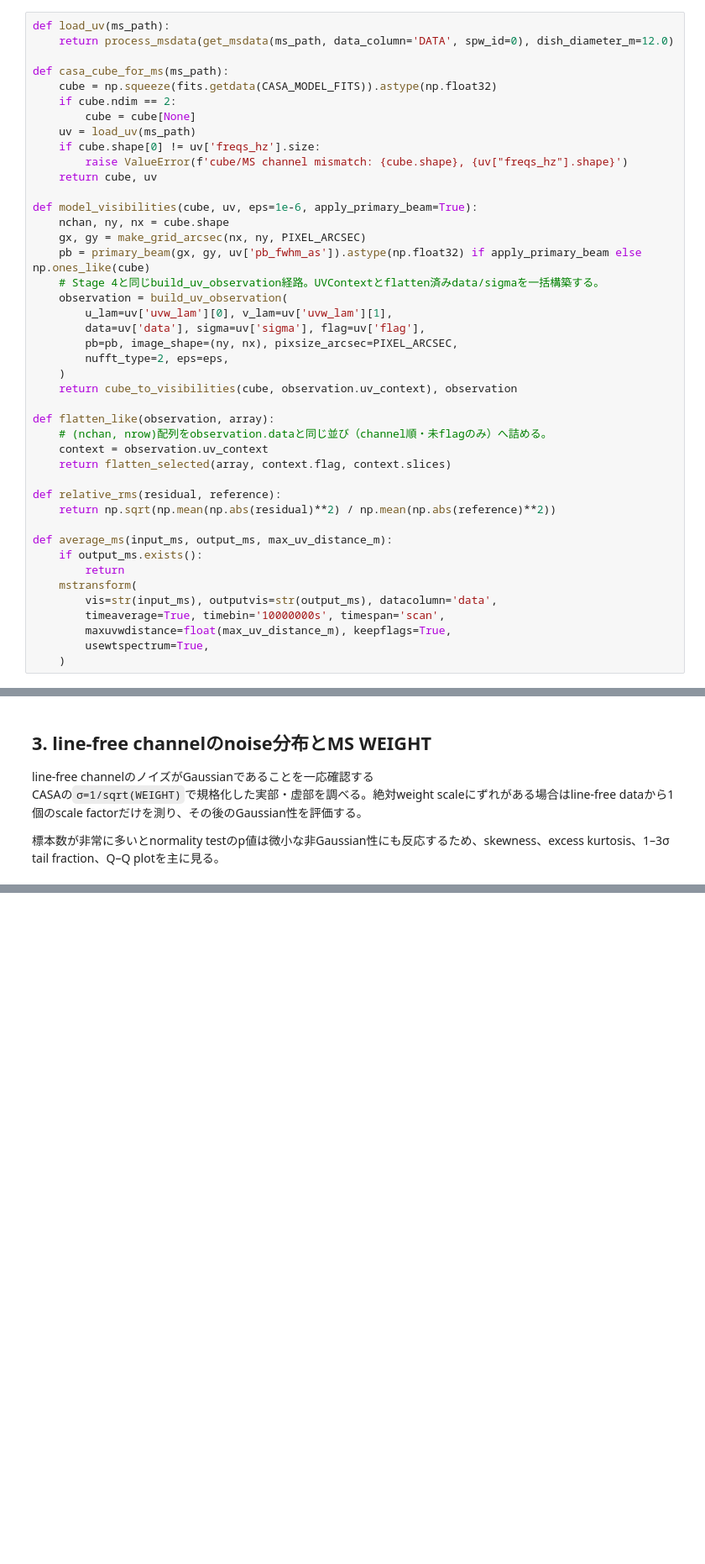
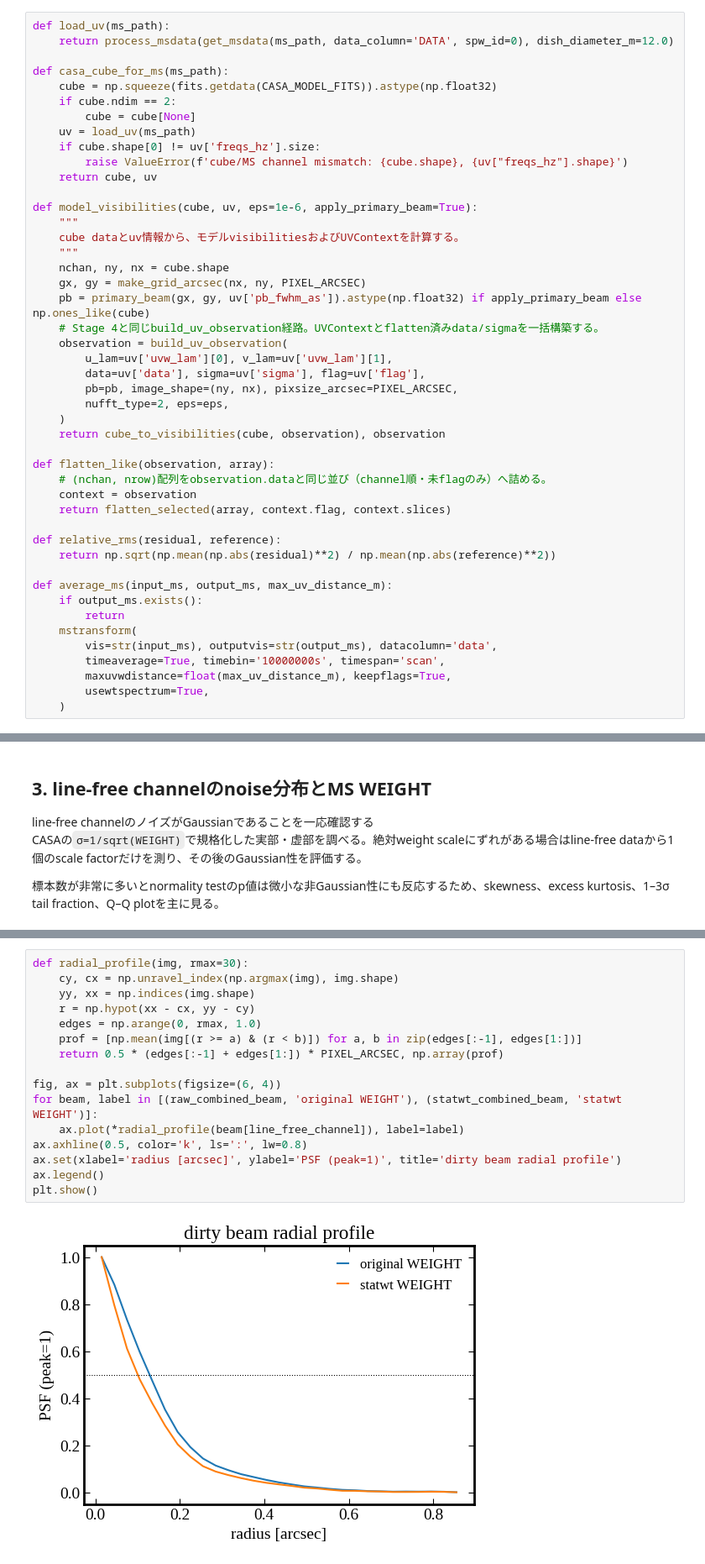
Before and after one commit to tjtakys/glint, a Jupyter notebook: examples/test_imaging/test_visibility_processing.ipynb, the cells around one changed output, grey strips where cells are left out. Shown at 84% size. Saved outputs shown, nothing was run; the diff lists cells and outputs as text; blank space fills up the shorter version.

Commit message:
statwtが正しく動作することを確認

```diff
--- a/examples/test_imaging/test_visibility_processing.ipynb
+++ b/examples/test_imaging/test_visibility_processing.ipynb
@@ -165,6 +163,9 @@ def casa_cube_for_ms(ms_path):
     return cube, uv
 
 def model_visibilities(cube, uv, eps=1e-6, apply_primary_beam=True):
+    """
+    cube dataとuv情報から、モデルvisibilitiesおよびUVContextを計算する。
+    """
     nchan, ny, nx = cube.shape
     gx, gy = make_grid_arcsec(nx, ny, PIXEL_ARCSEC)
     pb = primary_beam(gx, gy, uv['pb_fwhm_as']).astype(np.float32) if apply_primary_beam else np.ones_like(cube)
@@ -175,11 +176,11 @@ def model_visibilities(cube, uv, eps=1e-6, apply_primary_beam=True):
         pb=pb, image_shape=(ny, nx), pixsize_arcsec=PIXEL_ARCSEC,
         nufft_type=2, eps=eps,
     )
-    return cube_to_visibilities(cube, observation.uv_context), observation
+    return cube_to_visibilities(cube, observation), observation
 
 def flatten_like(observation, array):
     # (nchan, nrow)配列をobservation.dataと同じ並び（channel順・未flagのみ）へ詰める。
-    context = observation.uv_context
+    context = observation
     return flatten_selected(array, context.flag, context.slices)
 
 def relative_rms(residual, reference):
@@ -457,0 +879,18 @@ Gaussian expectations: |z|>1,2,3 = 0.31731, 0.04550, 0.00270
+# %%
+def radial_profile(img, rmax=30):
+    cy, cx = np.unravel_index(np.argmax(img), img.shape)
+    yy, xx = np.indices(img.shape)
+    r = np.hypot(xx - cx, yy - cy)
+    edges = np.arange(0, rmax, 1.0)
+    prof = [np.mean(img[(r >= a) & (r < b)]) for a, b in zip(edges[:-1], edges[1:])]
+    return 0.5 * (edges[:-1] + edges[1:]) * PIXEL_ARCSEC, np.array(prof)
+
+fig, ax = plt.subplots(figsize=(6, 4))
+for beam, label in [(raw_combined_beam, 'original WEIGHT'), (statwt_combined_beam, 'statwt WEIGHT')]:
+    ax.plot(*radial_profile(beam[line_free_channel]), label=label)
+ax.axhline(0.5, color='k', ls=':', lw=0.8)
+ax.set(xlabel='radius [arcsec]', ylabel='PSF (peak=1)', title='dirty beam radial profile')
+ax.legend()
+plt.show()
+# %% [output]
+[figure, added]
```
Also changed, not shown: parts of 23 cells of this notebook.
